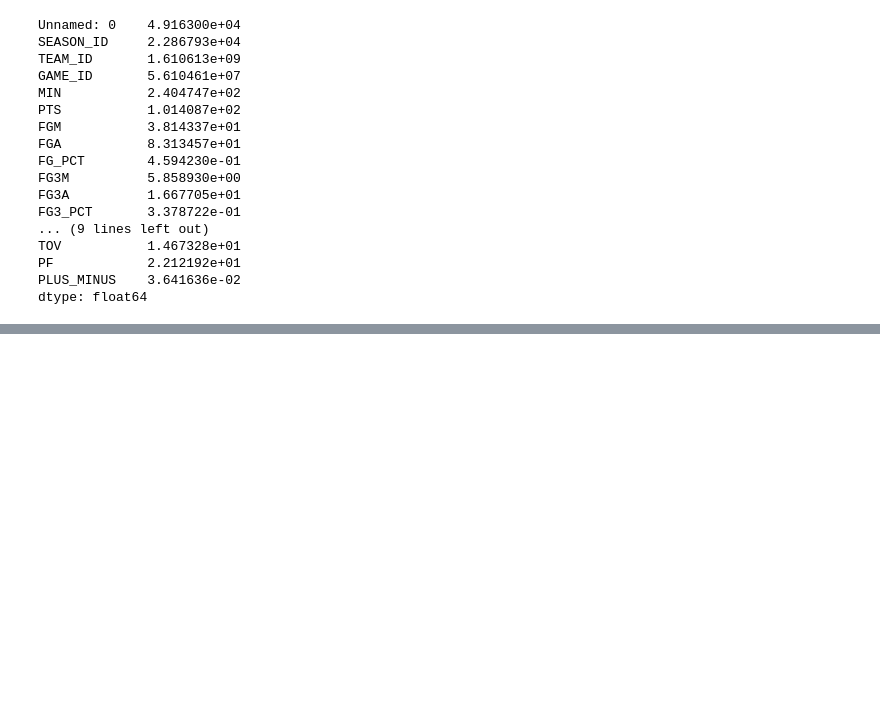
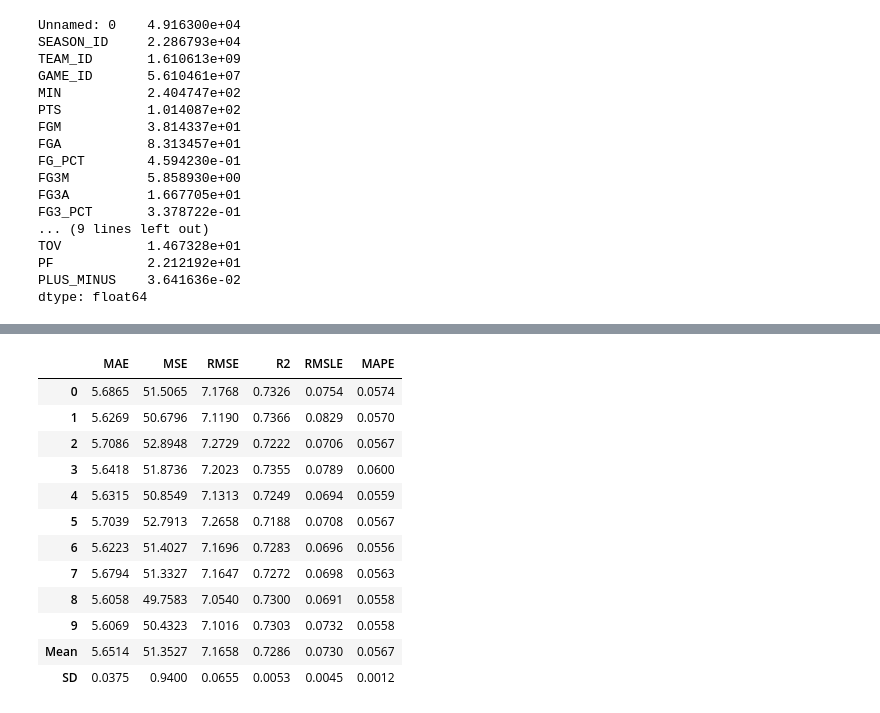
Before and after one commit to microprediction/nba, a Jupyter notebook: basketball_pycaret.ipynb, the cells around one changed output, grey strips where cells are left out. Cells and saved outputs as stored; diff of their text form; code cells hidden in the pictures; blank space fills up the shorter version.

```diff
--- a/basketball_pycaret.ipynb
+++ b/basketball_pycaret.ipynb
@@ -90,0 +95,16 @@ compare_models()
+# %%
+xgboost = create_model('lightgbm')
+# %% [output]
+|  | MAE | MSE | RMSE | R2 | RMSLE | MAPE |
+| 0 | 5.6865 | 51.5065 | 7.1768 | 0.7326 | 0.0754 | 0.0574 |
+| 1 | 5.6269 | 50.6796 | 7.1190 | 0.7366 | 0.0829 | 0.0570 |
+| 2 | 5.7086 | 52.8948 | 7.2729 | 0.7222 | 0.0706 | 0.0567 |
+| 3 | 5.6418 | 51.8736 | 7.2023 | 0.7355 | 0.0789 | 0.0600 |
+| 4 | 5.6315 | 50.8549 | 7.1313 | 0.7249 | 0.0694 | 0.0559 |
+| 5 | 5.7039 | 52.7913 | 7.2658 | 0.7188 | 0.0708 | 0.0567 |
+| 6 | 5.6223 | 51.4027 | 7.1696 | 0.7283 | 0.0696 | 0.0556 |
+| 7 | 5.6794 | 51.3327 | 7.1647 | 0.7272 | 0.0698 | 0.0563 |
+| 8 | 5.6058 | 49.7583 | 7.0540 | 0.7300 | 0.0691 | 0.0558 |
+| 9 | 5.6069 | 50.4323 | 7.1016 | 0.7303 | 0.0732 | 0.0558 |
+| Mean | 5.6514 | 51.3527 | 7.1658 | 0.7286 | 0.0730 | 0.0567 |
+| SD | 0.0375 | 0.9400 | 0.0655 | 0.0053 | 0.0045 | 0.0012 |
```
Also changed, not shown: parts of 8 cells of this notebook.
